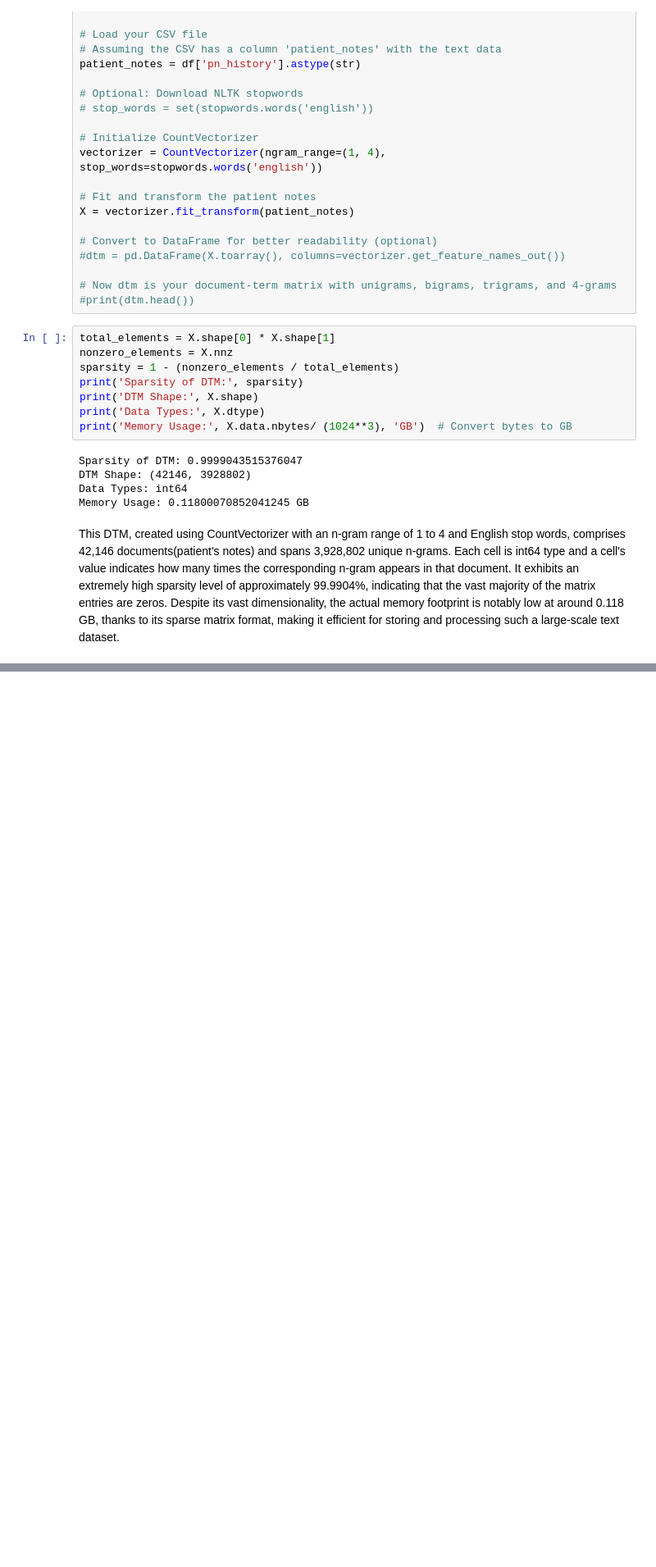
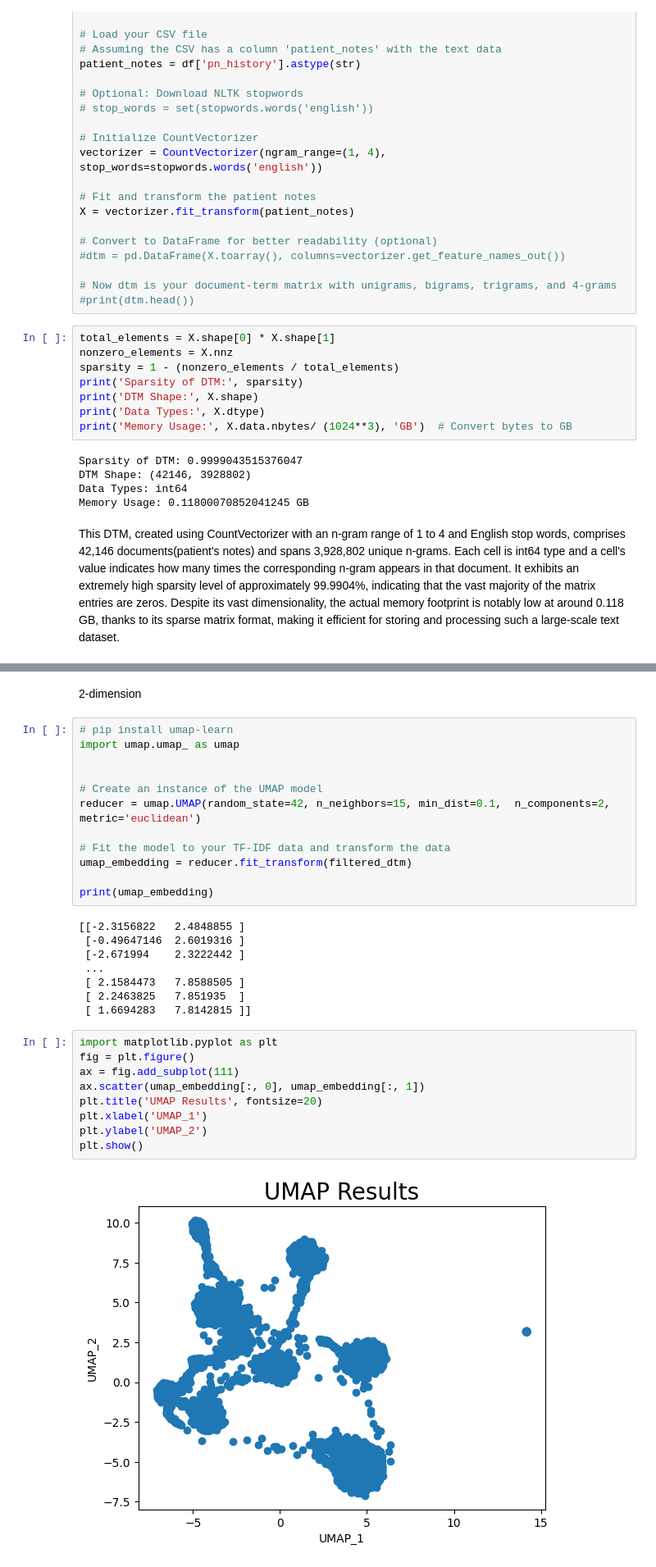
Before and after one commit to awakn123/CS6120NLP, a Jupyter notebook: Assignment1/Assignment1.ipynb, the cells around one changed output, grey strips where cells are left out. Shown at 82% size. Cells and saved outputs as stored; diff of their text form; blank space fills up the shorter version.

```diff
--- a/Assignment1/Assignment1.ipynb
+++ b/Assignment1/Assignment1.ipynb
@@ -574,0 +548,33 @@ This DTM, created using CountVectorizer with an n-gram range of 1 to 4 and Engli
+# %% [markdown]
+2-dimension
+# %%
+# pip install umap-learn
+import umap.umap_ as umap
+
+
+# Create an instance of the UMAP model
+reducer = umap.UMAP(random_state=42, n_neighbors=15, min_dist=0.1,  n_components=2, metric='euclidean')
+
+# Fit the model to your TF-IDF data and transform the data
+umap_embedding = reducer.fit_transform(filtered_dtm)
+
+print(umap_embedding)
+# %% [output]
+[[-2.3156822   2.4848855 ]
+ [-0.49647146  2.6019316 ]
+ [-2.671994    2.3222442 ]
+ ...
+ [ 2.1584473   7.8588505 ]
+ [ 2.2463825   7.851935  ]
+ [ 1.6694283   7.8142815 ]]
+# %%
+import matplotlib.pyplot as plt
+fig = plt.figure()
+ax = fig.add_subplot(111)
+ax.scatter(umap_embedding[:, 0], umap_embedding[:, 1])
+plt.title('UMAP Results', fontsize=20)
+plt.xlabel('UMAP_1')
+plt.ylabel('UMAP_2')
+plt.show()
+# %% [output]
+[figure, added]
```
Also changed, not shown: parts of 26 cells of this notebook.
